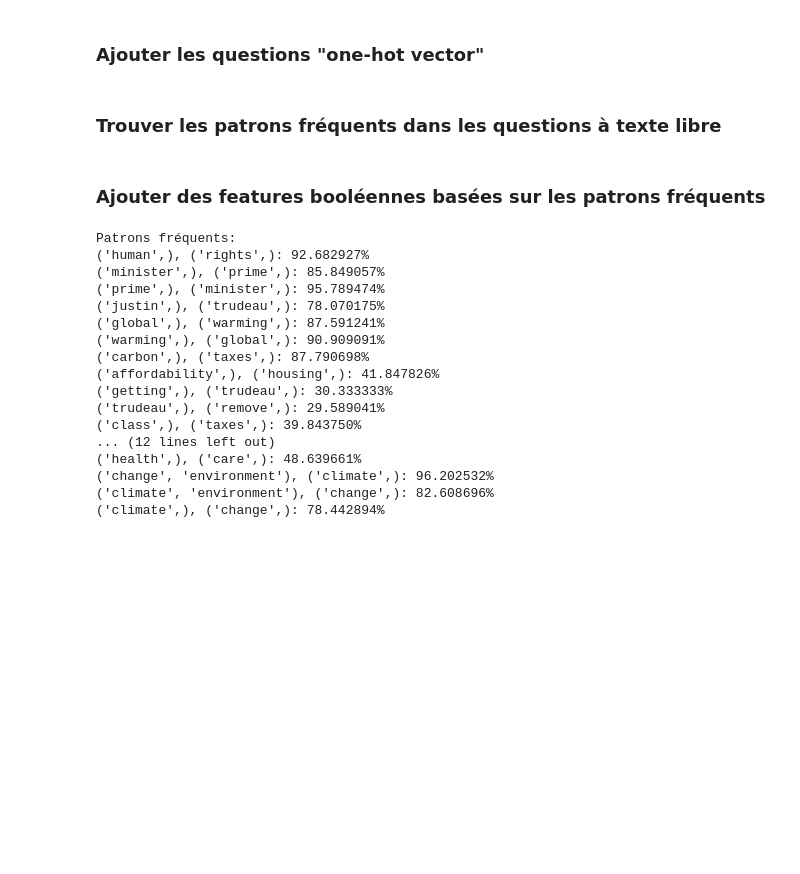
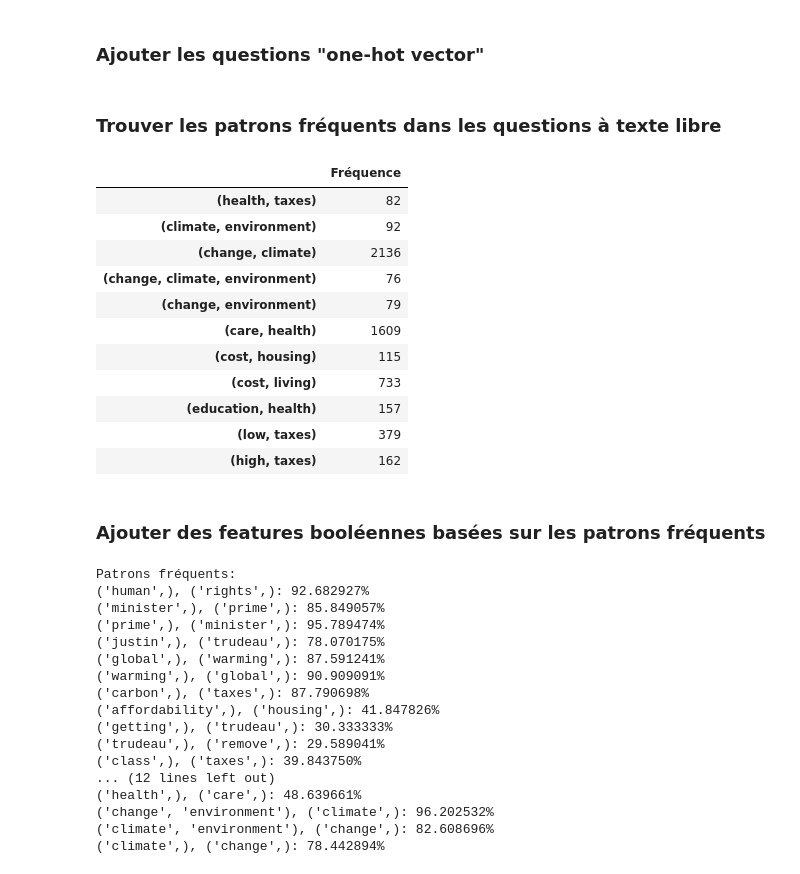
Before and after one commit to n0aaz/Projet_GLO-7027, a Jupyter notebook: traitementDonnees.ipynb, the cells around one changed output. Saved outputs shown, nothing was run; the diff lists cells and outputs as text; code cells hidden in the pictures; blank space fills up the shorter version.

```diff
--- a/traitementDonnees.ipynb
+++ b/traitementDonnees.ipynb
@@ -400,6 +406,35 @@ for key, value in first_free_text_question_answers.items():
 first_free_text_question_answers_list = [value for value in first_free_text_question_answers.values()]
 
 patterns = pyfpgrowth.find_frequent_patterns(first_free_text_question_answers_list, 75)
+# %%
+# Reverse order of the patterns dictionary
+patterns_reverse_keys = reversed(list(patterns.keys()))
+
+patterns_to_keep = {}
+for i, key in enumerate(patterns_reverse_keys):
+    if len(patterns_to_keep) > 10:
+        break
+    if len(key) == 1:
+        continue
+    patterns_to_keep[key] = patterns[key]
+# Create a DataFrame with the patterns to keep
+patterns_to_keep_df = pd.DataFrame.from_dict(patterns_to_keep, columns=["Fréquence"], orient='index')
+
+# Show the dataframe
+patterns_to_keep_df
+# %% [output]
+|  | Fréquence |
+| (health, taxes) | 82 |
+| (climate, environment) | 92 |
+| (change, climate) | 2136 |
+| (change, climate, environment) | 76 |
+| (change, environment) | 79 |
+| (care, health) | 1609 |
+| (cost, housing) | 115 |
+| (cost, living) | 733 |
+| (education, health) | 157 |
+| (low, taxes) | 379 |
+| (high, taxes) | 162 |
 # %% [markdown]
 ### Ajouter des features booléennes basées sur les patrons fréquents
 # %%
```
Also changed, not shown: parts of 2 cells of this notebook.
